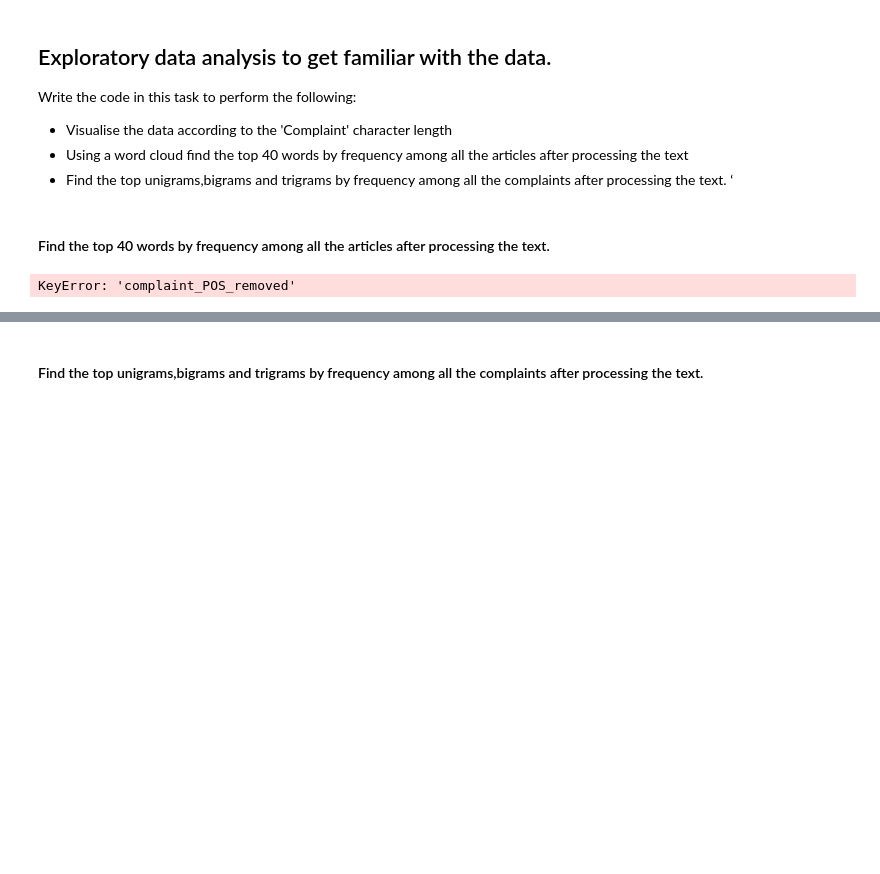
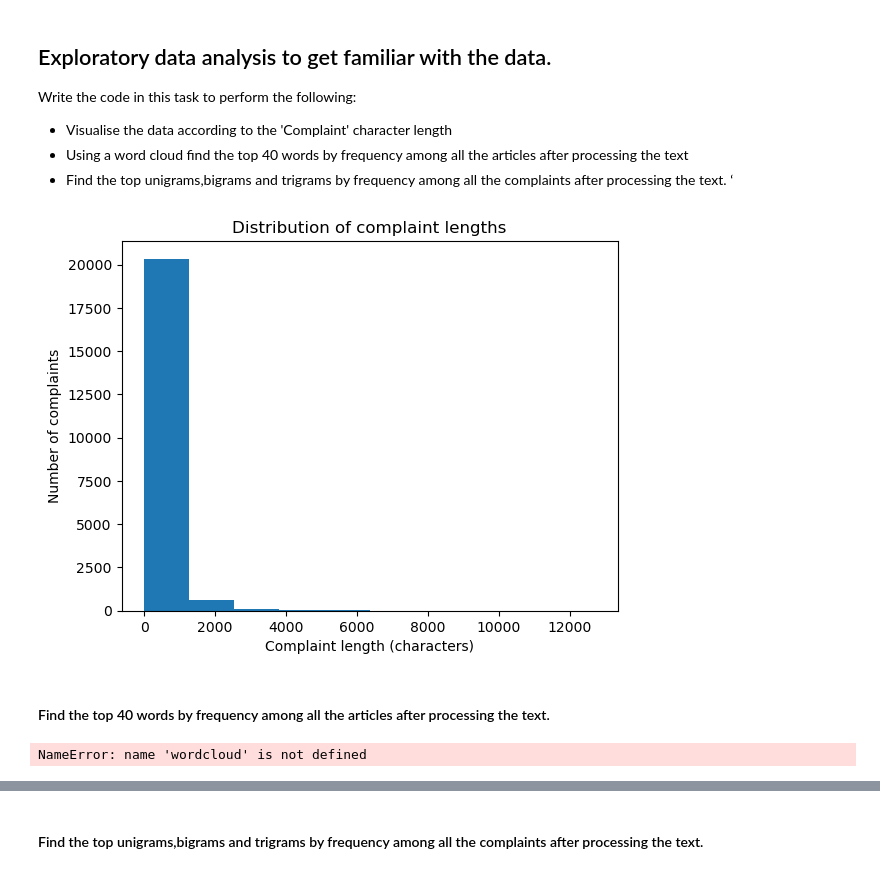
Before and after one commit to prajwelbk/Automatic_Ticket_Classification, a Jupyter notebook: Automatic_Ticket_Classification_Assignment.ipynb, the cells around one changed output, grey strips where cells are left out. Drawn from its saved outputs; the diff is of its cells as text; code cells hidden in the pictures; blank space fills up the shorter version.

```diff
--- a/Automatic_Ticket_Classification_Assignment.ipynb
+++ b/Automatic_Ticket_Classification_Assignment.ipynb
@@ -233,13 +235,15 @@ Write the code in this task to perform the following:
 *   Find the top unigrams,bigrams and trigrams by frequency among all the complaints after processing the text. ‘
 # %%
 # Write your code here to visualise the data according to the 'Complaint' character length
-complaint_lengths = df["complaint_POS_removed"].str.len()
+complaint_lengths = df_clean["complaint_POS_removed"].str.len()
 # Plot the distribution of the complaint lengths
 plt.hist(complaint_lengths)
 plt.xlabel("Complaint length (characters)")
 plt.ylabel("Number of complaints")
 plt.title("Distribution of complaint lengths")
 plt.show()
+# %% [output]
+[figure, added]
 # %% [markdown]
 #### Find the top 40 words by frequency among all the articles after processing the text.
 # %%
@@ -248,7 +252,7 @@ plt.show()
 
 def create_wordcloud(text):
     # Create a WordCloud object
-    wordcloud = wordcloud.WordCloud(
+    word_cloud = wordcloud.WordCloud(
       max_words=40,
       background_color="white",
       width=500,
@@ -258,18 +262,18 @@ def create_wordcloud(text):
     )
 
     # Generate the word cloud
-    wordcloud.generate(text)
+    word_cloud.generate(text)
 
-    return wordcloud
+    return word_cloud
 
-wordcloud = create_wordcloud(df["complaint_POS_removed"].str.cat(sep=" "))
+wordcloud = create_wordcloud(df_clean["complaint_POS_removed"].str.cat(sep=" "))
 
 # Display the word cloud
 plt.imshow(wordcloud)
 plt.axis("off")
 plt.show()
 # %% [output]
-KeyError: 'complaint_POS_removed'
+NameError: name 'wordcloud' is not defined
 # %%
 word_cloud = WordCloud(collocations = False, width = 1000, height = 500, max_words = 40, random_state = 100).generate(" ".join(df_clean["pos_filtered_complaints"]))
 plt.figure(figsize = (20, 10))
```
Also changed, not shown: parts of 4 cells of this notebook.
